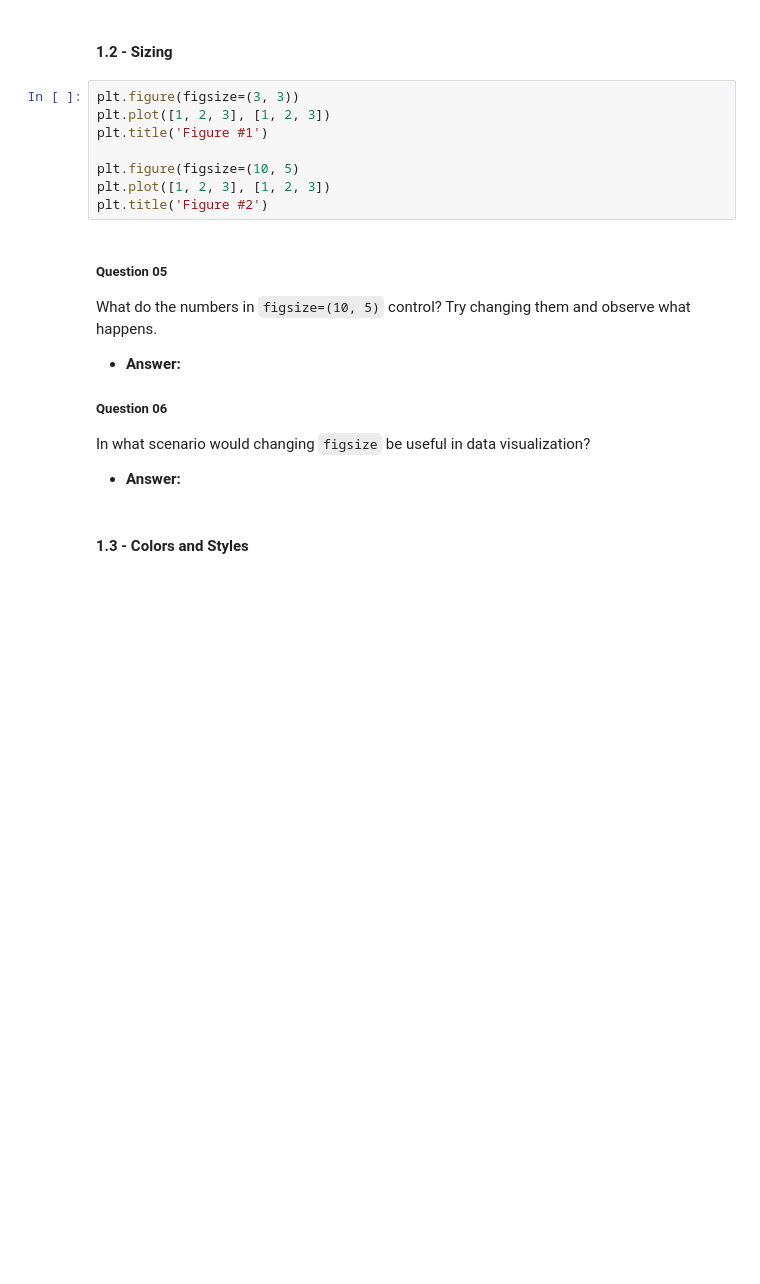
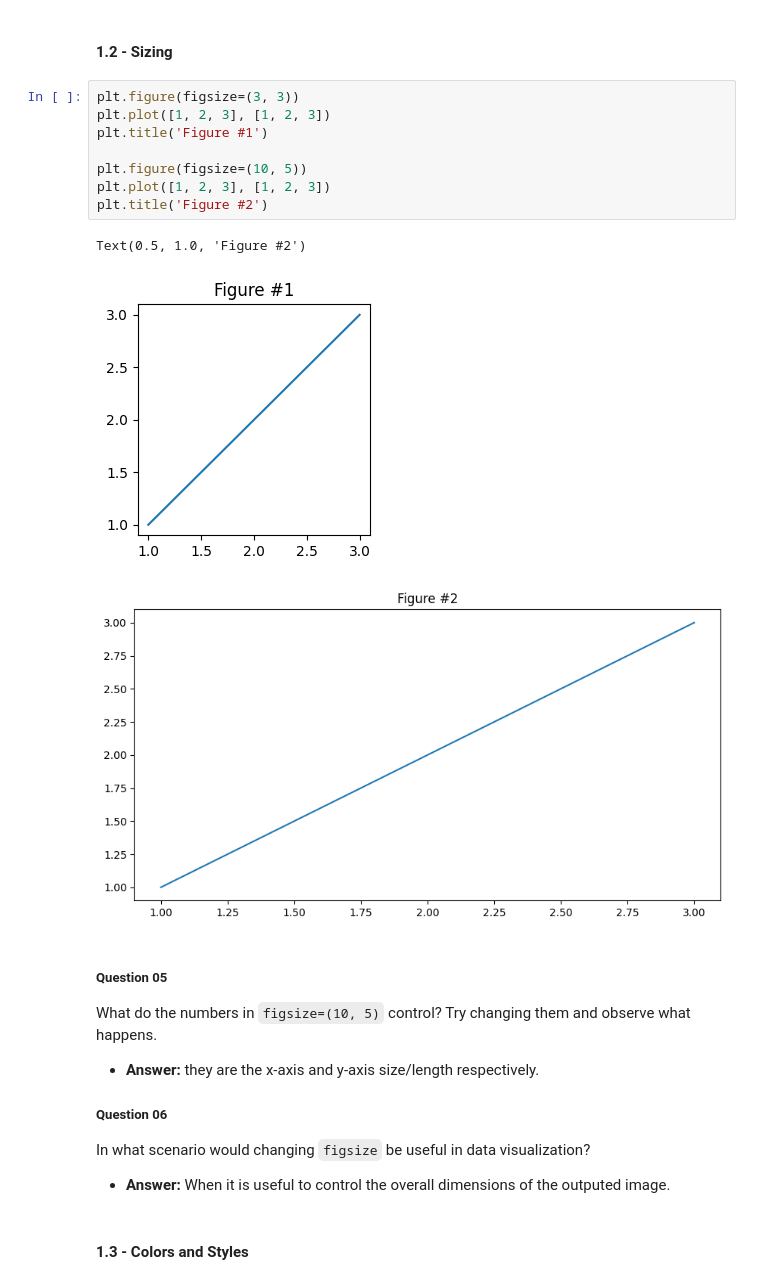
Before and after one commit to Wazih-Taosif/unit-3-ai, a Jupyter notebook: 02-intro/intro-to-notebooks.ipynb, the cells around one changed output. Cells and saved outputs as stored; diff of their text form; blank space fills up the shorter version.

```diff
--- a/02-intro/intro-to-notebooks.ipynb
+++ b/02-intro/intro-to-notebooks.ipynb
@@ -143,19 +149,24 @@ What does the `plt.title()` function do? What happens if you comment it out?
 # %%
 plt.figure(figsize=(3, 3))
 plt.plot([1, 2, 3], [1, 2, 3])
 plt.title('Figure #1')
 
-plt.figure(figsize=(10, 5)
+plt.figure(figsize=(10, 5))
 plt.plot([1, 2, 3], [1, 2, 3])
 plt.title('Figure #2')
+# %% [output]
+Text(0.5, 1.0, 'Figure #2')
+[figure, added]
+[figure, added]
 # %% [markdown]
 ##### Question 05
 What do the numbers in `figsize=(10, 5)` control? Try changing them and observe what happens.
 - **Answer:**
-
+they are the x-axis and y-axis size/length respectively.
 ##### Question 06
 In what scenario would changing `figsize` be useful in data visualization?
 - **Answer:**
+When it is useful to control the overall dimensions of the outputed image.
 # %% [markdown]
 #### 1.3 - Colors and Styles
 # %%
```
Also changed, not shown: parts of 17 cells of this notebook, 4 other files.
